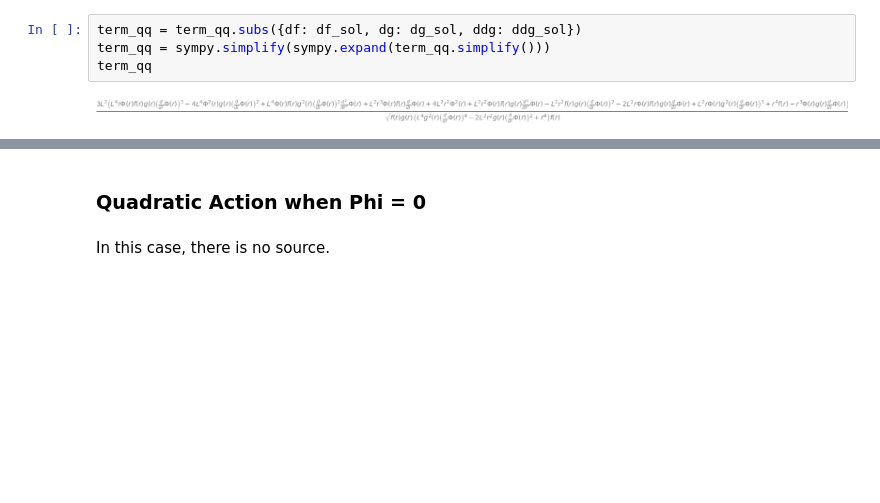
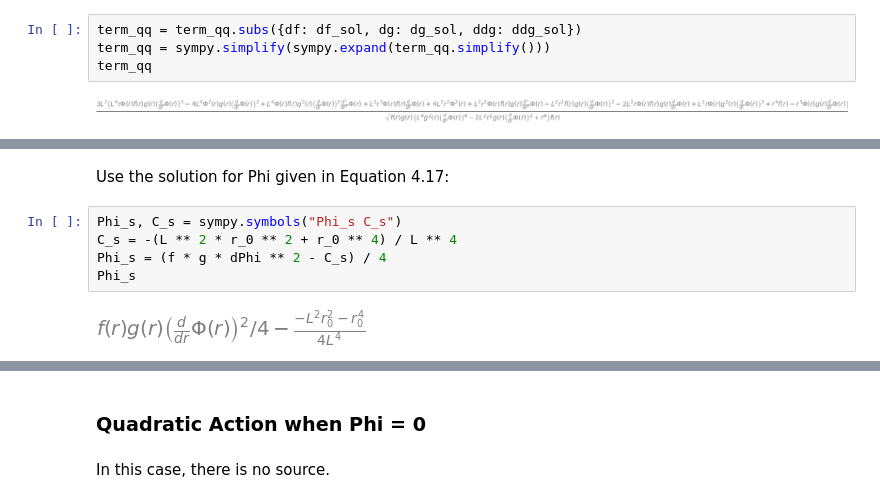
Before and after one commit to jchryssanthacopoulos/wormholes, a Jupyter notebook: second_order_action_analysis.ipynb, the cells around one changed output, grey strips where cells are left out. Cells and saved outputs as stored; diff of their text form; blank space fills up the shorter version.

```diff
--- a/second_order_action_analysis.ipynb
+++ b/second_order_action_analysis.ipynb
@@ -436,0 +421,9 @@ plt.legend();
+# %% [markdown]
+Use the solution for Phi given in Equation 4.17:
+# %%
+Phi_s, C_s = sympy.symbols("Phi_s C_s")
+C_s = -(L ** 2 * r_0 ** 2 + r_0 ** 4) / L ** 4
+Phi_s = (f * g * dPhi ** 2 - C_s) / 4
+Phi_s
+# %% [output]
+[figure, added]
```
Also changed, not shown: parts of 20 cells of this notebook.
